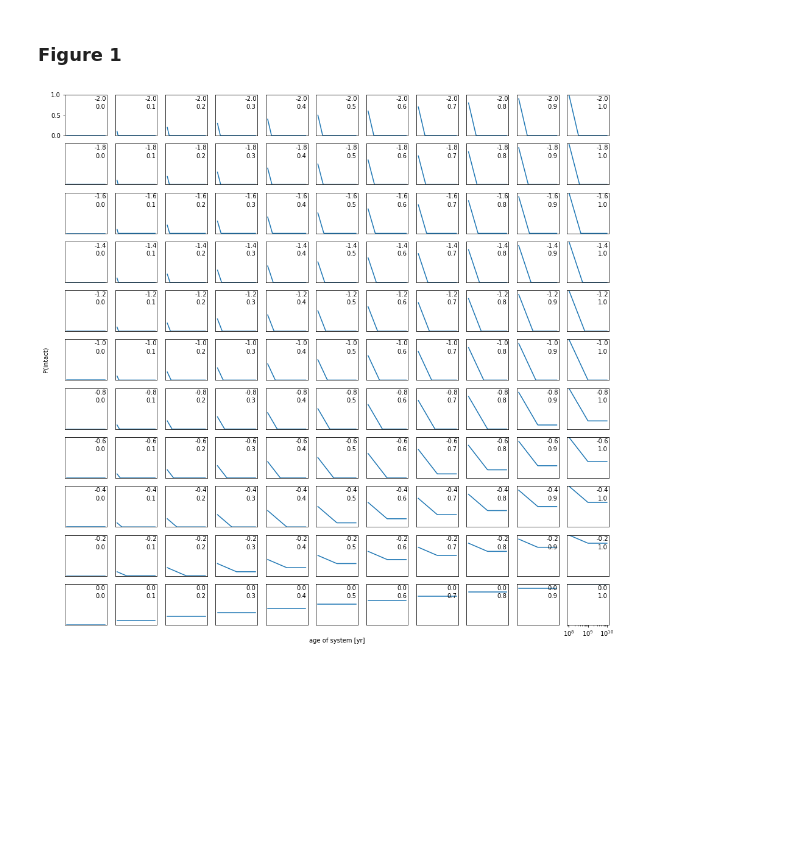
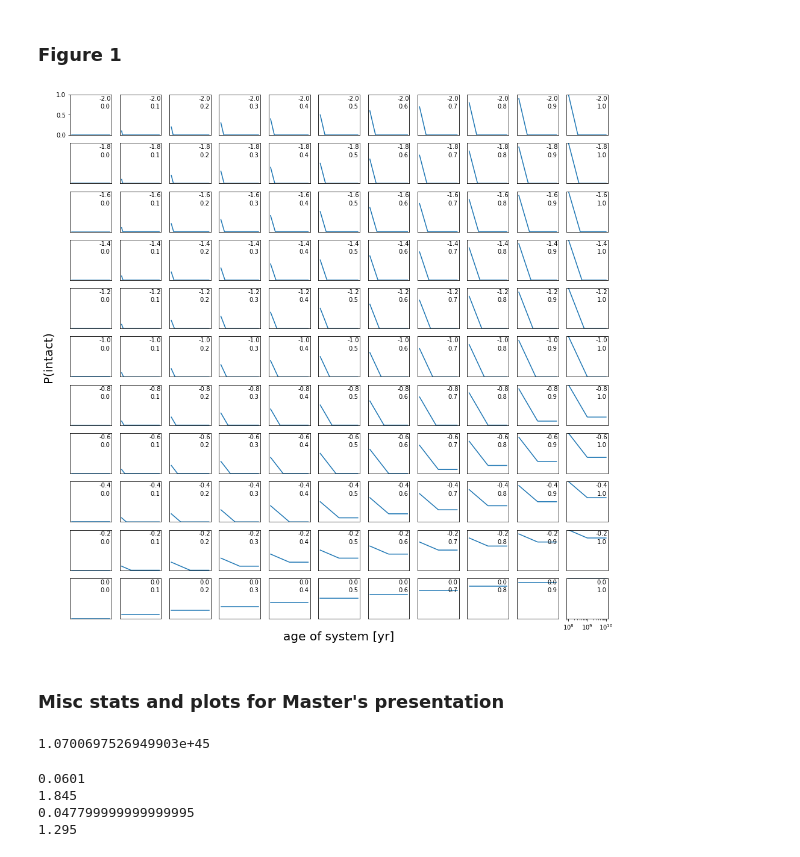
Before and after one commit to exoclam/sculpting, a Jupyter notebook: paper/figures.ipynb, the cells around one changed output. Drawn from its saved outputs; the diff is of its cells as text; code cells hidden in the pictures; blank space fills up the shorter version.

```diff
--- a/paper/figures.ipynb
+++ b/paper/figures.ipynb
@@ -69,33 +73,54 @@ for i, gi_m in enumerate(ms):
         #y = prob_intact(x, np.linspace(-1,0,11)[gi_m], np.linspace(0,1,11)[gi_b])
         ax.plot(x, y)
         ax.set_ylim([0, 1])
 
         if index < 1:
             ax.get_yaxis().set_visible(True)
         else:
             ax.get_yaxis().set_visible(False)
 
         if index < 120:
             ax.get_xaxis().set_visible(False)
         else:
             ax.get_xaxis().set_visible(True)
 
         ax.set_xscale('log')
 
         index += 1
 
         # plot vertical red line through median age of Berger FGK dwarfs
         #ax.plot([1e9*np.median(berger_kepler.iso_age), 1e9*np.median(berger_kepler.iso_age)],
         #        [0,1], color='r', alpha=0.3, linestyle='--')
 
 # add axis labels in the middle of the subplot
 fig.add_subplot(111, frameon=False)
 # this hack introduces tick marks, so hide them
 plt.tick_params(labelcolor='none', which='both', top=False, bottom=False, left=False, right=False)
 
-plt.xlabel('age of system [yr]')
-plt.ylabel('P(intact)')
+plt.xlabel('age of system [yr]', fontsize=20)
+plt.ylabel('P(intact)', fontsize=20)
 plt.savefig(path+'paper/models.eps', format='eps')
 plt.show()
 # %% [output]
-[figure, old version]
+[figure, new version]
+# %% [markdown]
+### Misc stats and plots for Master's presentation
+# %%
+# amd of solar sys; from https://articles.adsabs.harvard.edu/cgi-bin/nph-iarticle_query?bibcode=1997A%26A...317L..75L&db_key=AST&page_ind=0&data_type=GIF&type=SCREEN_VIEW&classic=YES
+#2.2e8*(1e-10)*(1e33)*(1.5e13)**2/(3.154e7)
+1500*(1e-10)*(1e33)*(1.5e13)**2/(3.154e7)
+# %% [output]
+1.0700697526949903e+45
+# %%
+# eccentricities and inclinations of Solar System planets
+ecc_ss = [0.2056, 0.0068, 0.0167, 0.0934, 0.0484, 0.0541, 0.0472, 0.0086]
+inc_ss = np.array([6.34, 2.19, 1.57, 1.67, 0.32, 0.93, 1.02, 0.72])
+print(np.mean(ecc_ss))
+print(np.mean(inc_ss))
+print(np.median(ecc_ss))
+print(np.median(inc_ss))
+# %% [output]
+0.0601
+1.845
+0.047799999999999995
+1.295
```
Also changed, not shown: parts of 6 cells of this notebook.
